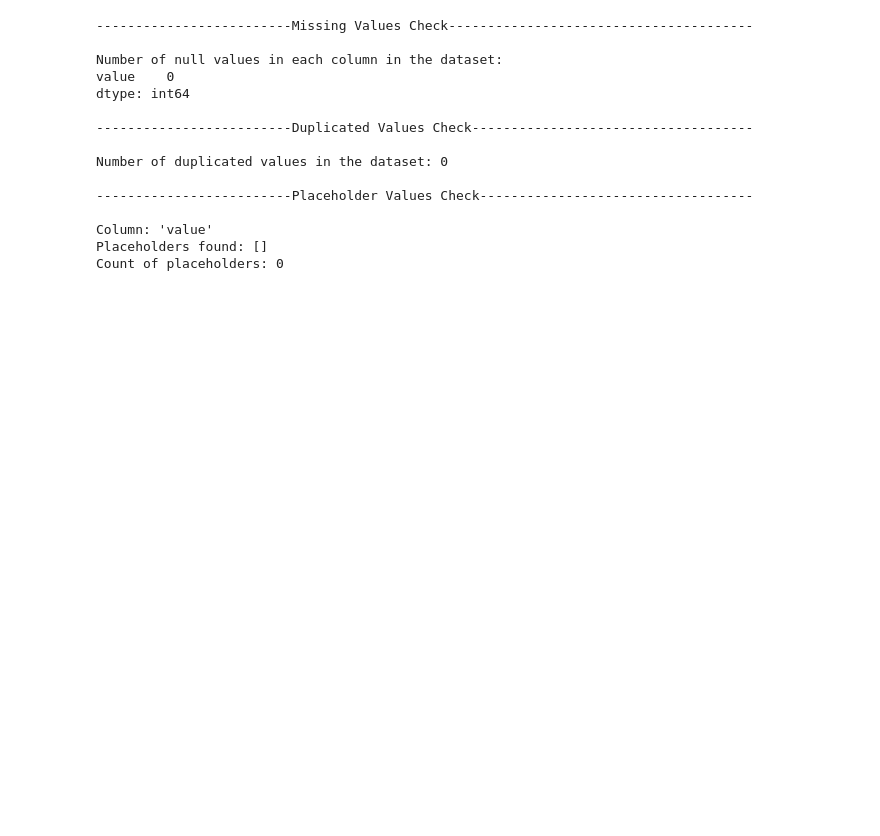
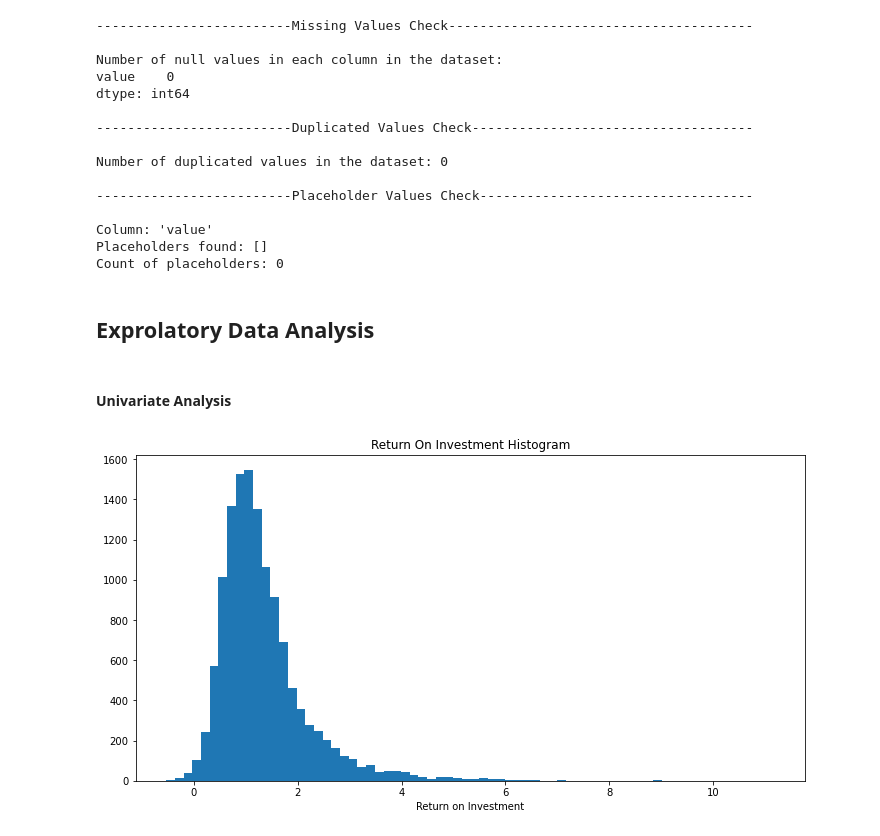
Before and after one commit to Kelvin-Rotich824/Phase_4_Project_Time_Series_Analysis, a Jupyter notebook: Phase 4 Project Notebook.ipynb, the cells around one changed output. Cells and saved outputs as stored; diff of their text form; code cells hidden in the pictures; blank space fills up the shorter version.

```diff
--- a/Phase 4 Project Notebook.ipynb
+++ b/Phase 4 Project Notebook.ipynb
@@ -373,3 +393,18 @@ Number of duplicated values in the dataset: 0
 Column: 'value'
 Placeholders found: []
 Count of placeholders: 0
+# %%
+data2['RegionName'] = data2['RegionName'].astype('str')
+# %% [markdown]
+## Exprolatory Data Analysis
+# %% [markdown]
+#### Univariate Analysis
+# %%
+# A histogram of Returns on Investment
+plt.figure(figsize=(12,6))
+plt.hist(data2['Return On Investment'], bins=70)
+plt.title('Return On Investment Histogram')
+plt.xlabel('Return on Investment')
+plt.show()
+# %% [output]
+[figure, added]
```
Also changed, not shown: parts of 16 cells of this notebook.
